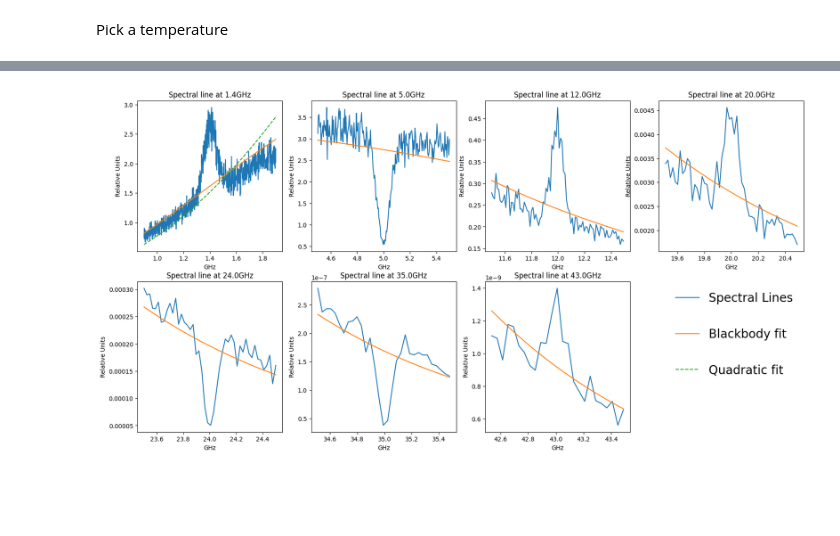
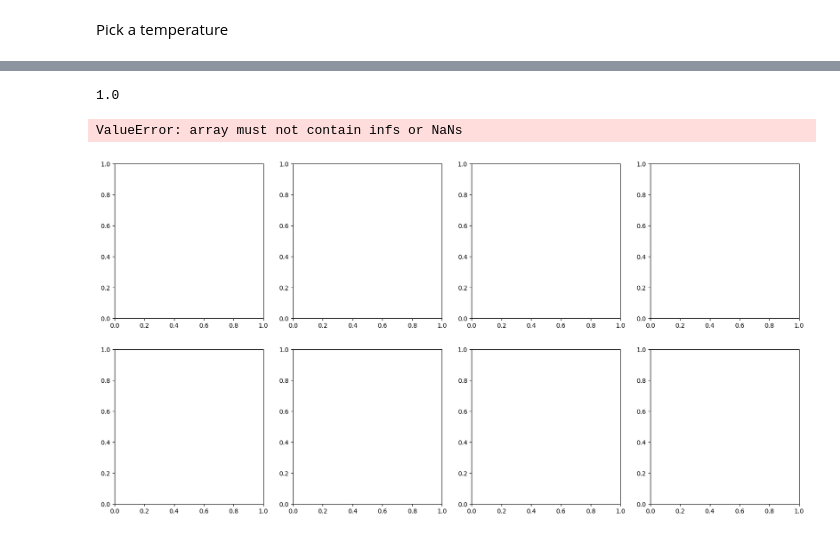
Before and after one commit to iliodis/ASTRO-BEAM, a Jupyter notebook: Task1-BlackbodyRadiationFitting/BlackbodyRadiationFitting.ipynb, the cells around one changed output, grey strips where cells are left out. Cells and saved outputs as stored; diff of their text form; code cells hidden in the pictures; blank space fills up the shorter version.

Commit message:
finds spectral lines

```diff
--- a/Task1-BlackbodyRadiationFitting/BlackbodyRadiationFitting.ipynb
+++ b/Task1-BlackbodyRadiationFitting/BlackbodyRadiationFitting.ipynb
@@ -408,3 +516,22 @@ plt.show()
+# %%
+import pandas as pd
+
+Y = np.linspace(0, 99, 100)
+df = pd.DataFrame({})
+df["Y"] = Y
+dy = df.iloc[1:].values-df.iloc[:-1].values
+# dy.insert(np.nan)
+dy = pd.DataFrame(dy)
+# dy = pd.concat([dy, pd.DataFrame({np.nan}, index=[str(dy.size)])])
+for i in range(5):
+    dy.loc[dy.size] = 5
+# dy.values
+# max(dy[0])
+max(dy[0][5:8])
+# dy
+# pd.DataFrame({"0": np.nan}, index=[str(dy.size)])
+# %% [output]
+1.0
 # %%
 from scipy.stats import norm
 from scipy import optimize
@@ -414,46 +541,77 @@ def quadratic(x, a):
 
 # X0 = 100
 # X = np.geomspace(10e-3 , X0, 50000)
+# T = 1e4
 # clean = Bv(X, T)
-# lines = clean
 
 # spectral_lines = np.array([1.4, 5, 12, 20, 24, 35, 43])
 
 # Trick for now
-noise = np.random.normal(0,0.3,len(clean))
-signal = clean + noise*clean/4
+# noise = np.random.normal(0,0.3,len(clean))
+# signal = clean + noise*clean/4
 
 fig, ax = plt.subplots(2,4,figsize = (20,10))
 
+cut_signal = signal.copy()
+
 for i in range(len(spectral_lines)):
+
     points = [j for j,v in enumerate(X) if (abs(v - spectral_lines[i]) <=0.5)]
     X_cords = np.array([X[j] for j in points])
     quad = False
     if(signal[points[0]]<signal[points[-1]]):
         quad = True
     # gauss = norm.pdf(X_cords, spectral_lines[i], 0.05)/10
     # sign = random.randrange(-1,2,2)
 
     # for j,k in enumerate(points):
-        # signal[k] += sign*gauss[j]*signal[k]
-        # clean[k] +=sign*gauss[j]*clean[k]
+    #     signal[k] += sign*gauss[j]*signal[k]
+    #     clean[k] += sign*gauss[j]*clean[k]
+
+    # for j,k in enumerate(points):
+    #     if(signal[k] > max(signal[points[0]:points[-1]])/2):
+    #         signal[k] = max(signal[points[0]:points[-1]])/2
+    #     if(signal[k] < min(signal[points[0]:points[-1]])*100):
+    #         signal[k] = min(signal[points[0]:points[-1]])*100
 
     popt, pcov = optimize.curve_fit(Bv, X_cords, signal[points[0]:points[-1]+1])
     popt1, pcov1 = optimize.curve_fit(quadratic, X_cords, signal[points[0]:points[-1]+1])
 
+    # axis.plot(X_cords, Bv(X_cords, *popt), label = "Cutout Blackbody fit")
+    # axis.plot(X_cords, quadratic(X_cords, *popt1), "--", label = "Quadratic fit")
+
+    # count = 0
+    # for j,k in enumerate(points):
+    #     if(signal[k] > Bv(X_cords[j], *popt)):
+    #         count +=1
+    # if(len(points)-count>len(points)/2):
+    #     for j,k in enumerate(points):
+    #         if(signal[k] > Bv(X_cords[j], *popt)):
+    #             cut_signal[k] = Bv(X_cords[j], *popt)
+    # else:
+    #     for j,k in enumerate(points):
+    #         if(signal[k] < Bv(X_cords[j], *popt)):
+    #             cut_signal[k] = Bv(X_cords[j], *popt)
+
+    popt, pcov = optimize.curve_fit(Bv, X_cords, cut_signal[points[0]:points[-1]+1])
+    if(quad):
+        popt1, pcov1 = optimize.curve_fit(quadratic, X_cords, cut_signal[points[0]:points[-1]+1])
+
     axis = ax[i//4, i%4]
-    axis.plot(X_cords, signal[points[0]:points[-1]+1], label="Spectral Lines")
+
+    axis.plot(X_cords, Bv(X_cords, T), label="Clean Signal")
+    axis.plot(X_cords, cut_signal[points[0]:points[-1]+1], label="Spectral Lines")
     axis.plot(X_cords, Bv(X_cords, *popt), label = "Blackbody fit")
     if(quad):
         axis.plot(X_cords, quadratic(X_cords, *popt1), "--", label = "Quadratic fit")
         handles, labels = axis.get_legend_handles_labels()
-    # axis.plot(X_cords, clean[points[0]:points[-1]+1], label="Clean")
     axis.set_title("Spectral line at "+str(spectral_lines[i])+"GHz")
     axis.set_xlabel("GHz")
     axis.set_ylabel("Relative Units")
 
 ax[1,3].legend(handles, labels, labelspacing=2, fontsize = 20, frameon=False)
 ax[1,3].axis("off")
 plt.show()
 # %% [output]
+ValueError: array must not contain infs or NaNs
-[figure, old version]
+[figure, new version]
```
Also changed, not shown: parts of 15 cells of this notebook.
